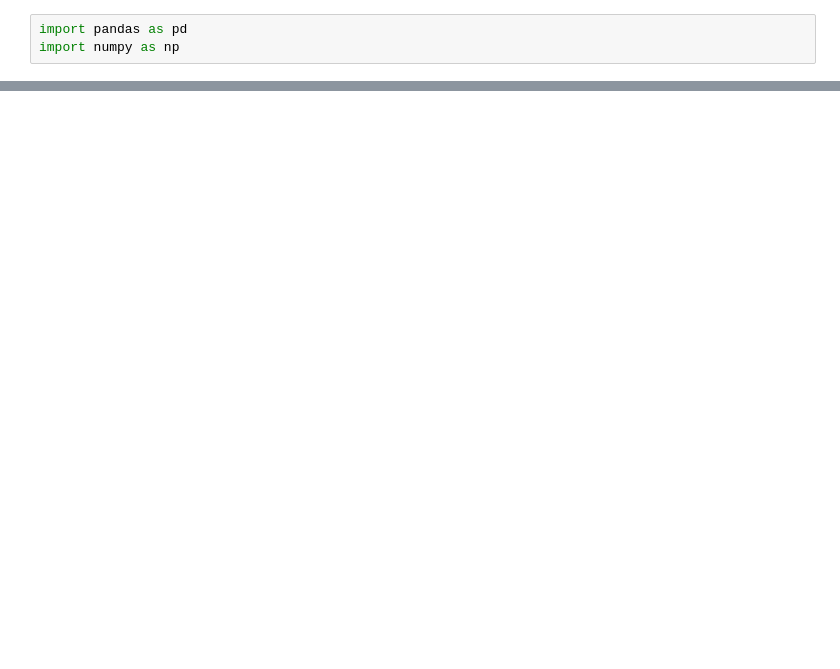
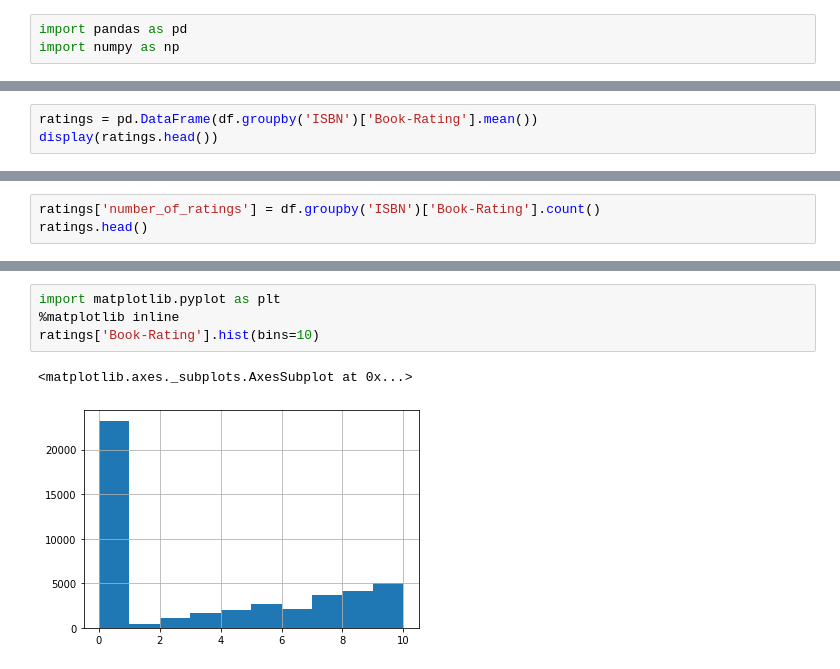
Before and after one commit to salma71/MSDS_SU2020, a Jupyter notebook: Recommender_system612/week_1/Basic_recommender_1.ipynb, the cells around one changed output, grey strips where cells are left out. Cells and saved outputs as stored; diff of their text form; blank space fills up the shorter version.

```diff
--- a/Recommender_system612/week_1/Basic_recommender_1.ipynb
+++ b/Recommender_system612/week_1/Basic_recommender_1.ipynb
@@ -30,0 +15,3 @@ missing_percentage(dataset)
+# %%
+ratings = pd.DataFrame(df.groupby('ISBN')['Book-Rating'].mean())
+display(ratings.head())
@@ -30,0 +26,3 @@ missing_percentage(dataset)
+# %%
+ratings['number_of_ratings'] = df.groupby('ISBN')['Book-Rating'].count()
+ratings.head()
@@ -30,0 +37,7 @@ missing_percentage(dataset)
+# %%
+import matplotlib.pyplot as plt
+%matplotlib inline
+ratings['Book-Rating'].hist(bins=10)
+# %% [output]
+<matplotlib.axes._subplots.AxesSubplot at 0x...>
+[figure, added]
```
Also changed, not shown: parts of 8 cells of this notebook.
